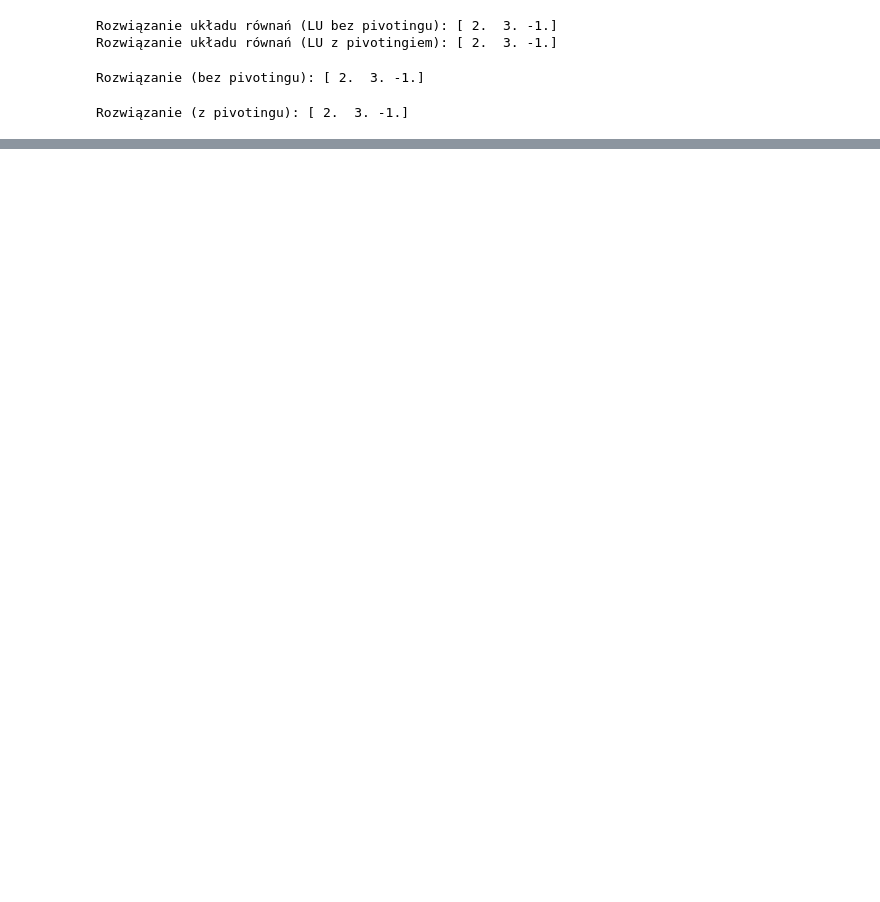
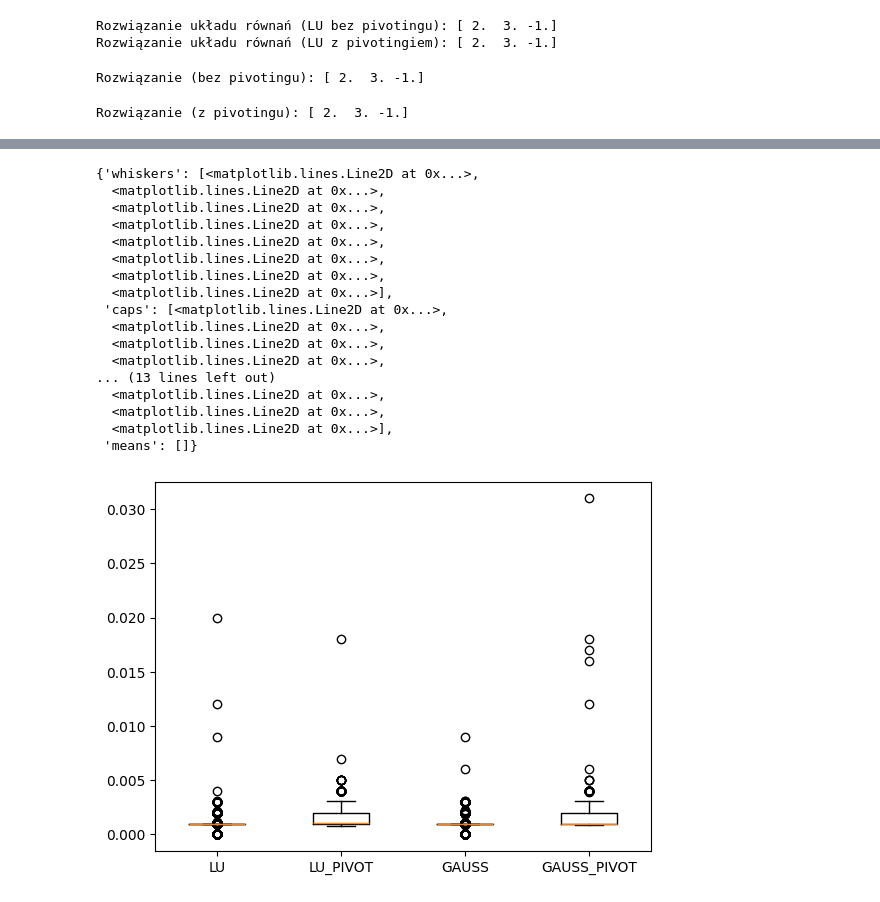
Before and after one commit to WiktoriaZ19/RachunekMacierzowy, a Jupyter notebook: 2_el_gaussa_lu/RM_lab2.ipynb, the cells around one changed output, grey strips where cells are left out. Cells and saved outputs as stored; diff of their text form; code cells hidden in the pictures; blank space fills up the shorter version.

```diff
--- a/2_el_gaussa_lu/RM_lab2.ipynb
+++ b/2_el_gaussa_lu/RM_lab2.ipynb
@@ -201,0 +249,63 @@ times
+# %%
+for _ in range(10000):
+    for method in [
+        "gauss_no_pivoting",
+        "gauss_pivoting",
+        "lu_decomposition",
+        "lu_decomposition_pivoting",
+    ]:
+
+        if method == "gauss_no_pivoting":
+            start_time = time.time()
+            result = gauss_elimination_no_pivoting(A, b)
+            end_time = time.time()
+            data_gauss.append([end_time - start_time])
+
+        elif method == "gauss_pivoting":
+            start_time = time.time()
+            result = gauss_elimination_pivoting(A, b)
+            end_time = time.time()
+            data_gauss_pivot.append([end_time - start_time])
+
+        elif method == "lu_decomposition":
+            start_time = time.time()
+            result = solve_lu(A, b, pivoting=False)
+            end_time = time.time()
+            data_lu.append([end_time - start_time])
+        elif method == "lu_decomposition_pivoting":
+            start_time = time.time()
+            result = solve_lu(A, b, pivoting=True)
+            end_time = time.time()
+            data_pivot_lu.append([end_time - start_time])
+# %%
+import matplotlib.pyplot as plt
+
+
+plt.boxplot(
+    [
+        np.array(data_lu).reshape(1, -1)[0],
+        np.array(data_pivot_lu).reshape(1, -1)[0],
+        np.array(data_gauss).reshape(1, -1)[0],
+        np.array(data_gauss_pivot).reshape(1, -1)[0],
+    ],
+    labels=["LU", "LU_PIVOT", "GAUSS", "GAUSS_PIVOT"],
+)
+# %% [output]
+{'whiskers': [<matplotlib.lines.Line2D at 0x...>,
+  <matplotlib.lines.Line2D at 0x...>,
+  <matplotlib.lines.Line2D at 0x...>,
+  <matplotlib.lines.Line2D at 0x...>,
+  <matplotlib.lines.Line2D at 0x...>,
+  <matplotlib.lines.Line2D at 0x...>,
+  <matplotlib.lines.Line2D at 0x...>,
+  <matplotlib.lines.Line2D at 0x...>],
+ 'caps': [<matplotlib.lines.Line2D at 0x...>,
+  <matplotlib.lines.Line2D at 0x...>,
+  <matplotlib.lines.Line2D at 0x...>,
+  <matplotlib.lines.Line2D at 0x...>,
+... (13 lines left out)
+  <matplotlib.lines.Line2D at 0x...>,
+  <matplotlib.lines.Line2D at 0x...>,
+  <matplotlib.lines.Line2D at 0x...>],
+ 'means': []}
+[figure, added]
```
Also changed, not shown: parts of 6 cells of this notebook, 5 other files.
